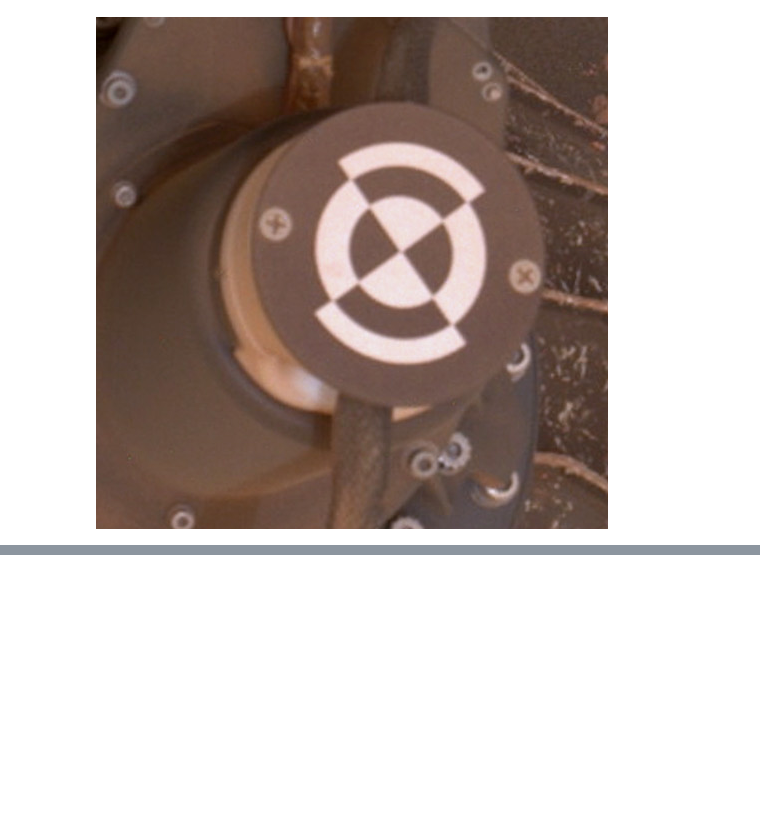
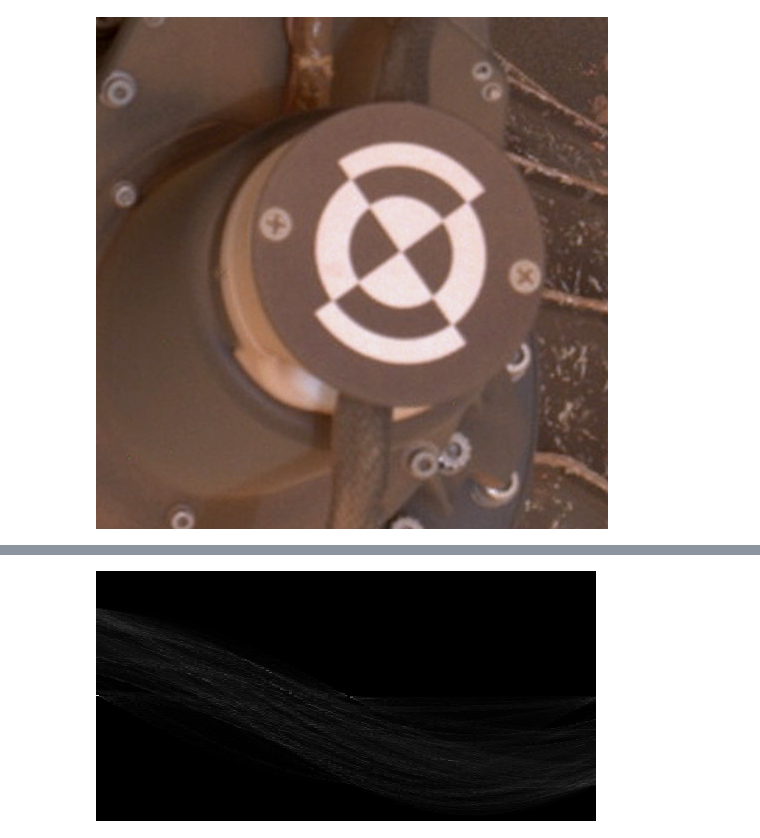
Before and after one commit to IvanProdaiko94/UCU-computer-vision-course, a Jupyter notebook: HoughSpace.ipynb, the cells around one changed output, grey strips where cells are left out. Saved outputs shown, nothing was run; the diff lists cells and outputs as text; code cells hidden in the pictures; blank space fills up the shorter version.

```diff
--- a/HoughSpace.ipynb
+++ b/HoughSpace.ipynb
@@ -21,6 +18,7 @@ class Convolution():
     def __create_padding(img, kernel):
         (iW, iH) = img.shape[:2]
         (kW, kH) = kernel.shape
+
         paddings = (
             (((iH + kH*2) // kH * kH) - iH) // 2,
             (((iW + kW*2) // kW * kW) - iH) // 2,
@@ -28,7 +26,7 @@ class Convolution():
         return np.pad(img, (paddings, paddings, (0, 0)), 'constant', constant_values=0)
 
     def __convolve(img, kernel):
-        (iH, iW, chans) = img.shape
+        (iH, iW) = img.shape[:2]
         (kH, kW) = kernel.shape
 
         img_with_padding = Convolution.__create_padding(img, kernel)
@@ -170,13 +168,3 @@ class Canny():
         cleared, strong, weak = DoubleThreshold.run(suppressed, 0.075, 0.125)
         result = EdgeTrackingByHysteresis.run(cleared, strong, weak)
         return result
-# %%
-class HoughTransform():
-
-    @staticmethod
-    def run(img):
-        edges = Canny.run(img, (5, 5))
-        return edges
-# %%
-lines = HoughTransform.run(np_img)
-img_show(lines)
@@ -184,0 +211,3 @@ img_show(lines)
+# %%
+edges = HoughTransform.detect_edges(np_img)
+pil_image.fromarray(edges.astype(np.uint8))
@@ -184,0 +216,5 @@ img_show(lines)
+# %%
+accumulator, thetas, rhos = HoughTransform.hough_line(edges)
+pil_image.fromarray(accumulator.astype(np.uint8)).resize((500, 250))
+# %% [output]
+[figure, added]
```
Also changed, not shown: parts of 5 cells of this notebook.
